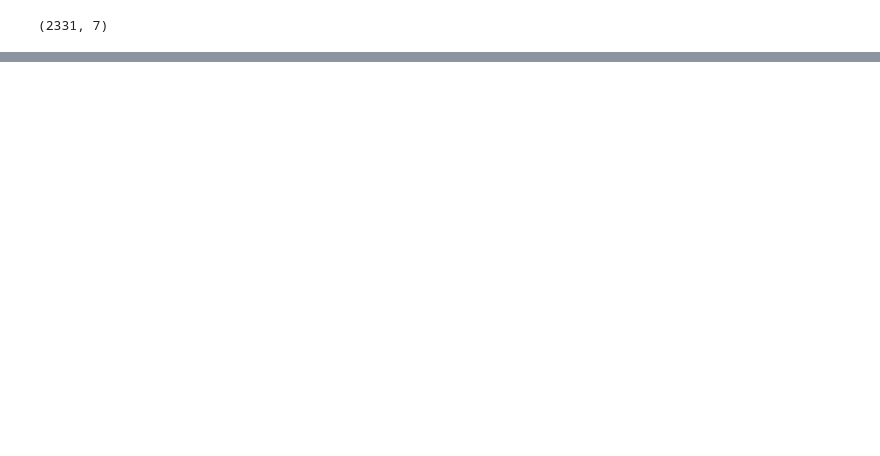
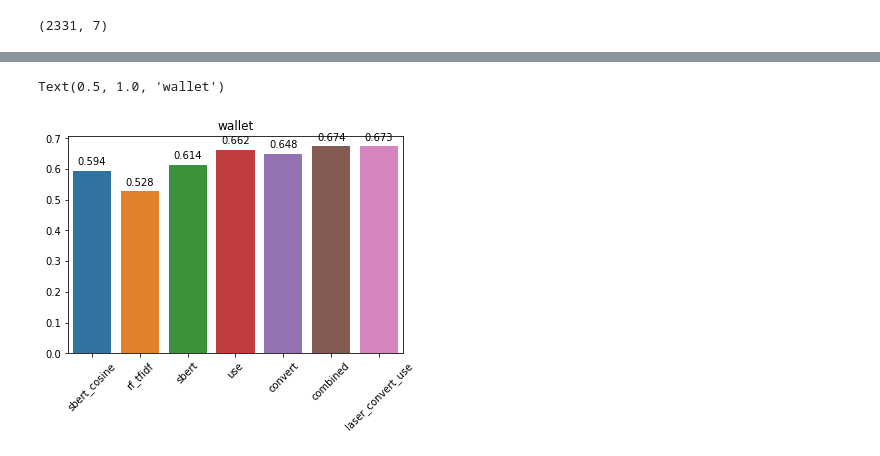
Before and after one commit to EdwardBurgin/polyai-models, a Jupyter notebook: intent_detection/demo.ipynb, the cells around one changed output, grey strips where cells are left out. Saved outputs shown, nothing was run; the diff lists cells and outputs as text; code cells hidden in the pictures; blank space fills up the shorter version.

```diff
--- a/intent_detection/demo.ipynb
+++ b/intent_detection/demo.ipynb
@@ -316,0 +583,18 @@ class SamplingBatcher(abc.Iterator):
+# %%
+d1 = [i.flatten().mean() for i in darray[0::3]]
+d2 = [i.flatten().mean() for i in darray[1::3]]
+d3 = [i.flatten().mean() for i in darray[2::3]]
+# %%
+splot = sns.barplot(x = algos, y=d1, )
+for p in splot.patches:
+    splot.annotate(format(p.get_height(), '.3f'),
+                   (p.get_x() + p.get_width() / 2., p.get_height()),
+                   ha = 'center', va = 'center',
+                   xytext = (0, 9),
+                   textcoords = 'offset points')
+
+plt.xticks(rotation=45)
+plt.title('wallet')
+# %% [output]
+Text(0.5, 1.0, 'wallet')
+[figure, added]
```
Also changed, not shown: parts of 54 cells of this notebook, 2 other files.
